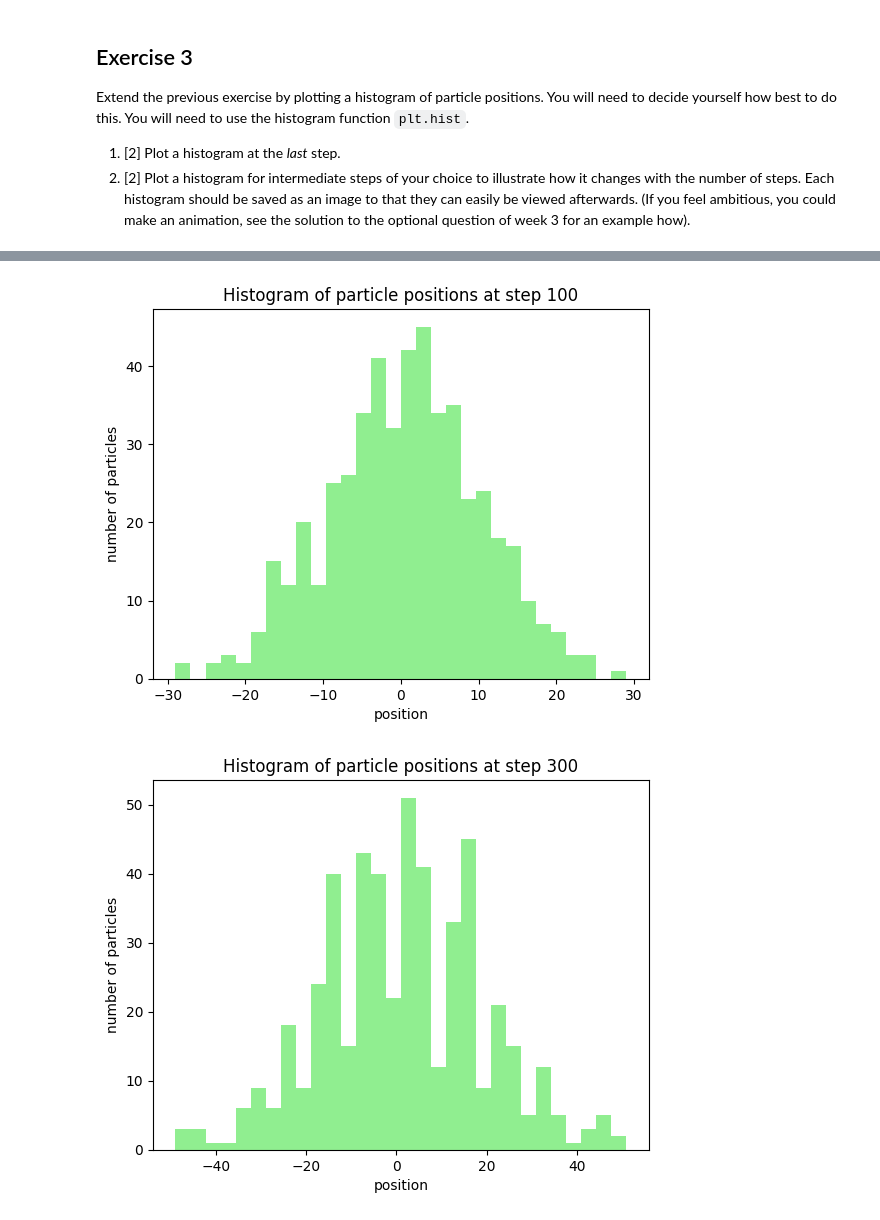
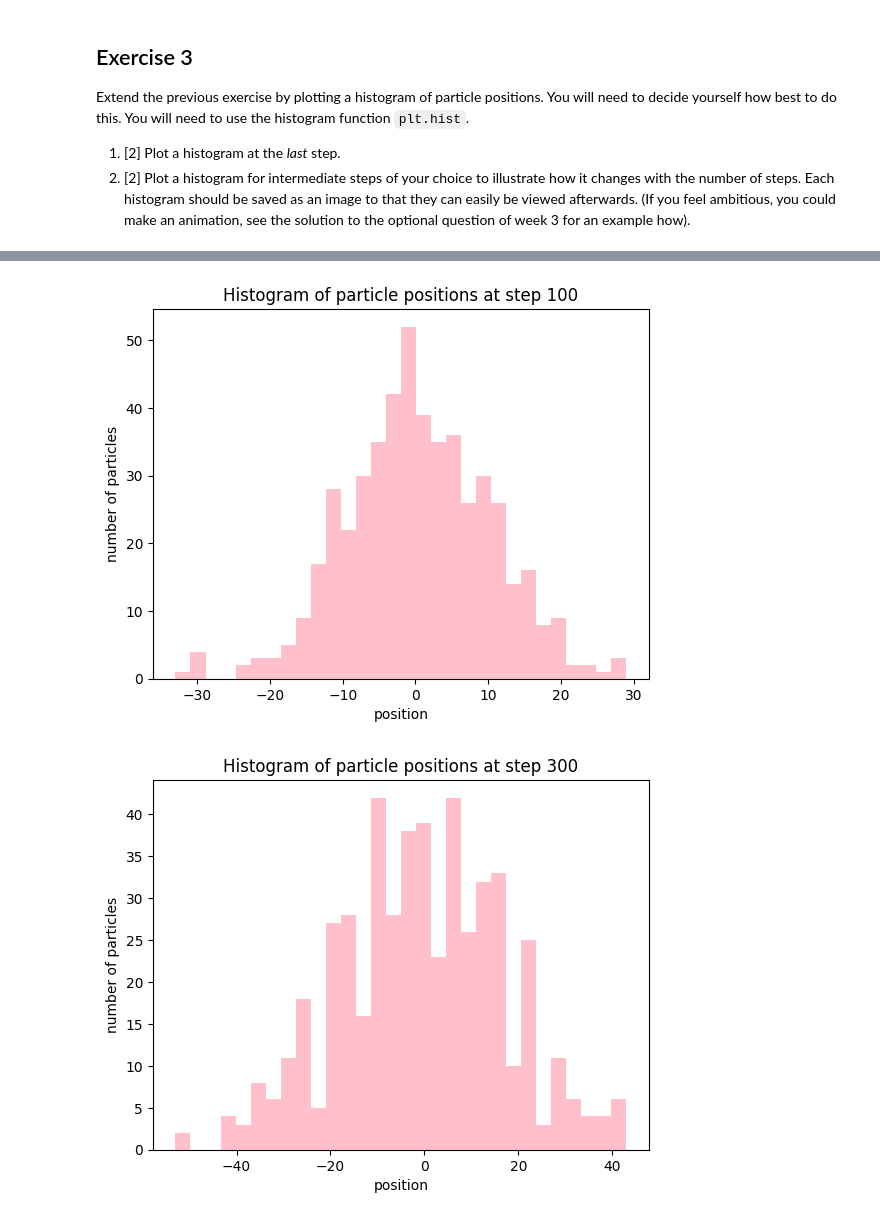
Before and after one commit to PX2145-2025/week-7-b-cardozorania, a Jupyter notebook: Random_walk.ipynb, the cells around one changed output, grey strips where cells are left out. Cells and saved outputs as stored; diff of their text form; code cells hidden in the pictures.

```diff
--- a/Random_walk.ipynb
+++ b/Random_walk.ipynb
@@ -206,13 +212,13 @@ xlabel("position")
 ylabel("number of particles")
 
 
-#creating histograms with intermediate steps
+#creating histograms with chosen intermediate steps
 isteps = [100, 300, 700]
 
 for step in isteps:
     positions = particles[step, :]
     figure()
-    hist(positions, bins=30, color='lightgreen')
+    hist(positions, bins=30, color='pink')
     title(f"Histogram of particle positions at step {step}")
     xlabel("position")
     ylabel("number of particles")
@@ -222,2 +228,2 @@ for step in isteps:
-[figure, old version]
+[figure, new version]
-[figure, old version]
+[figure, new version]
```
Also changed, not shown: parts of 3 cells of this notebook.
